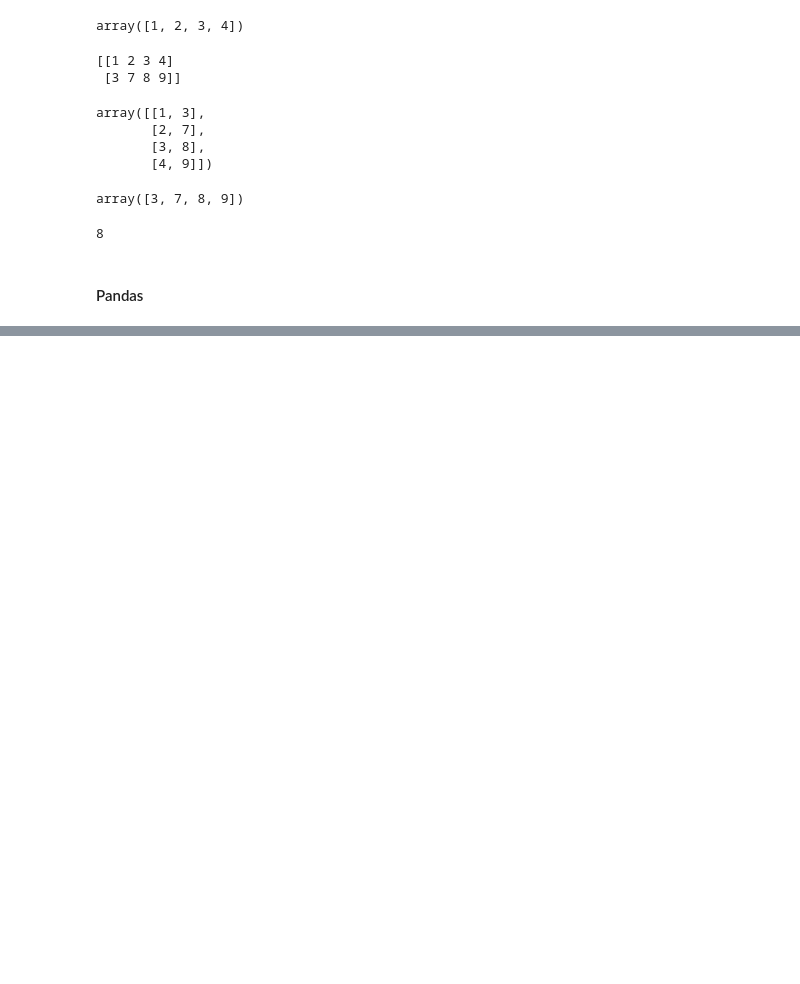
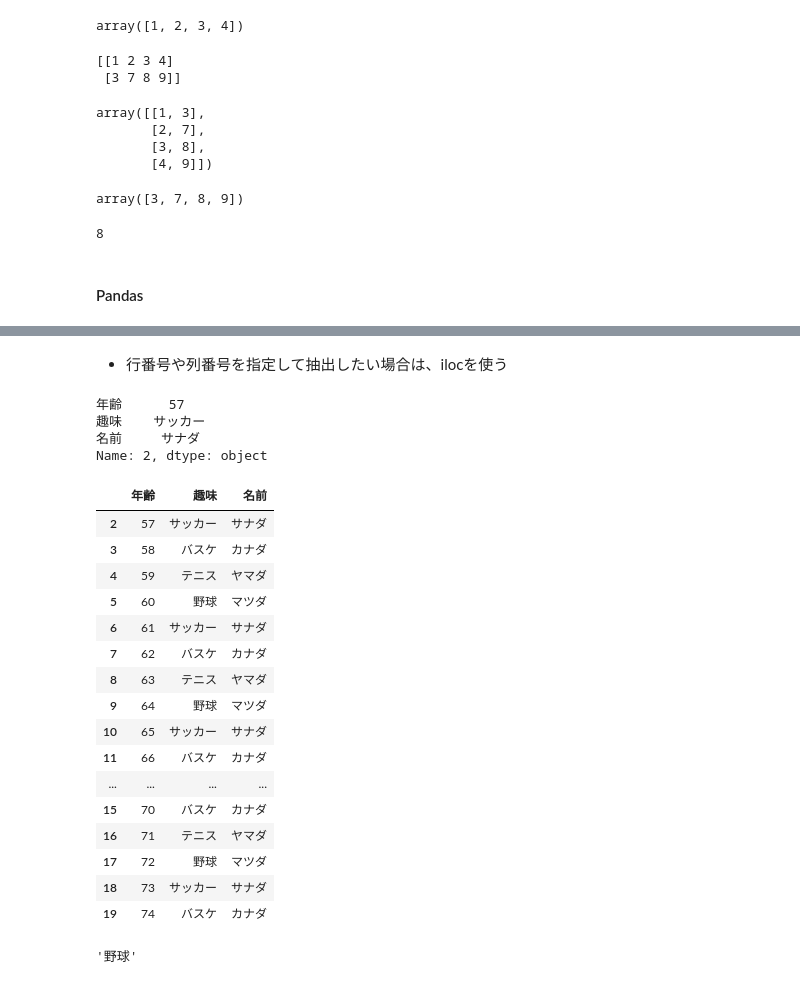
Before and after one commit to human9834/portfolio, a Jupyter notebook: Python/ソースコード基礎/ポートフォリオその4.ipynb, the cells around one changed output, grey strips where cells are left out. Cells and saved outputs as stored; diff of their text form; code cells hidden in the pictures; blank space fills up the shorter version.

```diff
--- a/Python/ソースコード基礎/ポートフォリオその4.ipynb
+++ b/Python/ソースコード基礎/ポートフォリオその4.ipynb
@@ -167,0 +195,36 @@ df
+# %% [markdown]
+* 行番号や列番号を指定して抽出したい場合は、ilocを使う
+# %%
+# indexが2の行（3行目）の抽出
+df.iloc[2]
+# %% [output]
+年齢      57
+趣味    サッカー
+名前     サナダ
+Name: 2, dtype: object
+# %%
+# indexが2の行以降（3行目以降）の抽出
+df.iloc[2:]
+# %% [output]
+|  | 年齢 | 趣味 | 名前 |
+| 2 | 57 | サッカー | サナダ |
+| 3 | 58 | バスケ | カナダ |
+| 4 | 59 | テニス | ヤマダ |
+| 5 | 60 | 野球 | マツダ |
+| 6 | 61 | サッカー | サナダ |
+| 7 | 62 | バスケ | カナダ |
+| 8 | 63 | テニス | ヤマダ |
+| 9 | 64 | 野球 | マツダ |
+| 10 | 65 | サッカー | サナダ |
+| 11 | 66 | バスケ | カナダ |
+| ... | ... | ... | ... |
+| 15 | 70 | バスケ | カナダ |
+| 16 | 71 | テニス | ヤマダ |
+| 17 | 72 | 野球 | マツダ |
+| 18 | 73 | サッカー | サナダ |
+| 19 | 74 | バスケ | カナダ |
+# %%
+# 2列目2行目をピックアップ。0、0で1列目1行目
+df.iloc[1, 1]
+# %% [output]
+'野球'
```
Also changed, not shown: parts of 5 cells of this notebook.
